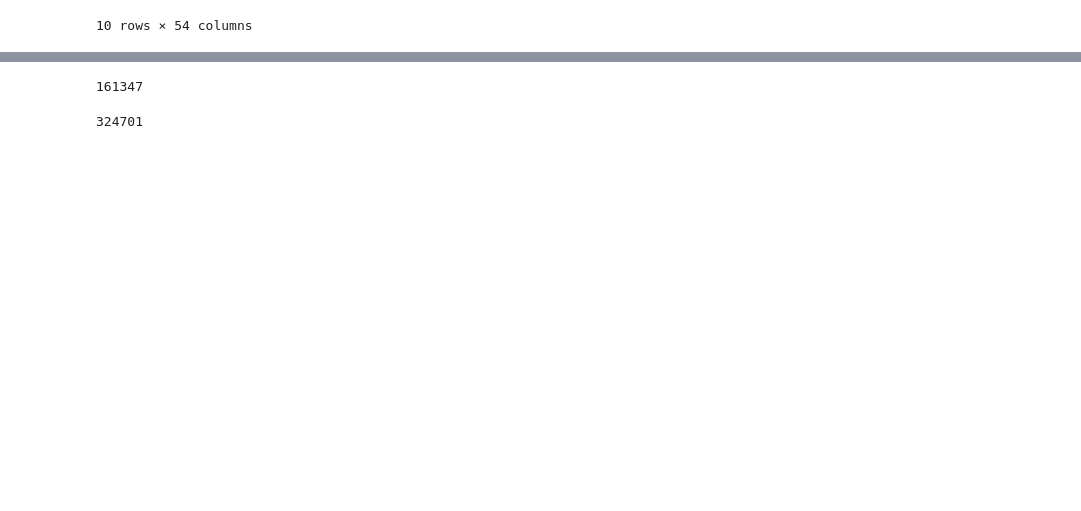
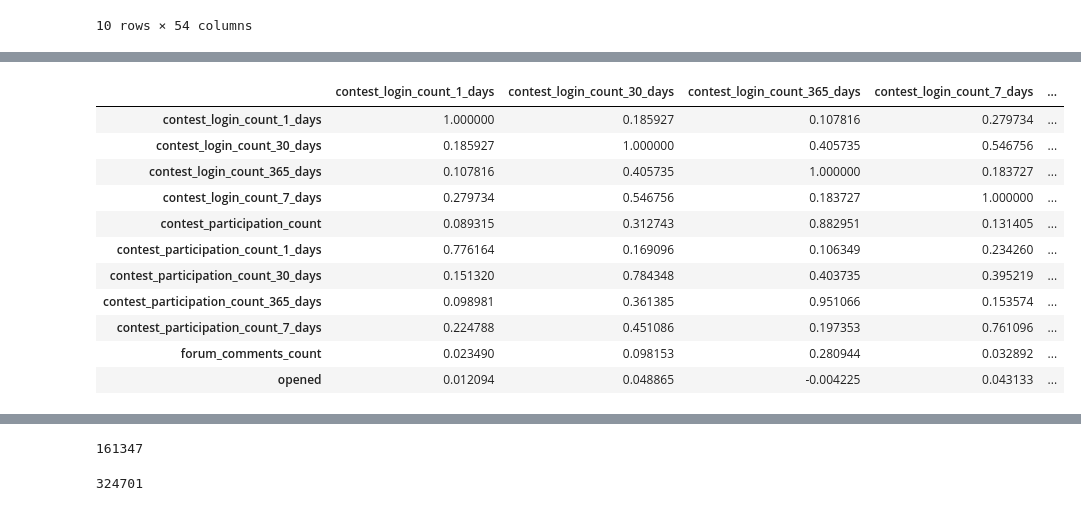
Before and after one commit to sethbunke/IntroductionToMachineLearning-LogisticRegression, a Jupyter notebook: ipython_notebooks/HackerRank - opened emails.ipynb, the cells around one changed output, grey strips where cells are left out. Drawn from its saved outputs; the diff is of its cells as text; code cells hidden in the pictures; blank space fills up the shorter version.

```diff
--- a/ipython_notebooks/HackerRank - opened emails.ipynb
+++ b/ipython_notebooks/HackerRank - opened emails.ipynb
@@ -26,0 +88,38 @@ data_subset = data[['mail_category', 'mail_type','submissions_count_contest_1_da
+# %%
+ data_subset2 = data[[
+#             'mail_category', 'mail_type','sent_time','submissions_count_contest_1_days','submissions_count_contest_30_days',
+#                      'submissions_count_contest_365_days','submissions_count_contest_7_days','submissions_count_master',
+#                      'submissions_count_master_1_days','submissions_count_master_30_days',
+#                      'submissions_count_master_365_days','submissions_count_master_7_days','unsubscribed'
+'contest_login_count_1_days','contest_login_count_30_days','contest_login_count_365_days','contest_login_count_7_days',
+'contest_participation_count','contest_participation_count_1_days','contest_participation_count_30_days',
+'contest_participation_count_365_days','contest_participation_count_7_days','forum_comments_count'
+# 'forum_count','forum_expert_count','forum_questions_count',
+# 'hacker_confirmation','ipn_count','ipn_count_1_days','ipn_count_30_days','ipn_count_365_days',
+# 'ipn_count_7_days','ipn_read','ipn_read_1_days','ipn_read_30_days',
+# 'ipn_read_365_days','ipn_read_7_days','submissions_count'
+                      ,'opened']]
+
+# # data_subset = data[['mail_category', 'mail_type','sent_time','submissions_count_contest_1_days','submissions_count_contest_30_days','submissions_count_contest_365_days','submissions_count_contest_7_days','submissions_count_master','submissions_count_master_1_days','submissions_count_master_30_days','submissions_count_master_365_days','submissions_count_master_7_days','unsubscribed'
+# #                     ,'opened']]
+
+# col_names = data.columns.values
+# # for name in data.columns.values:
+# #     col_names.append(name)
+
+# #print(col_names)
+# data_subset = data[data[[data.column for data.column in col_names]]]
+data_subset2.corr(method='pearson')
+# %% [output]
+|  | contest_login_count_1_days | contest_login_count_30_days | contest_login_count_365_days | contest_login_count_7_days | ... |
+| contest_login_count_1_days | 1.000000 | 0.185927 | 0.107816 | 0.279734 | ... |
+| contest_login_count_30_days | 0.185927 | 1.000000 | 0.405735 | 0.546756 | ... |
+| contest_login_count_365_days | 0.107816 | 0.405735 | 1.000000 | 0.183727 | ... |
+| contest_login_count_7_days | 0.279734 | 0.546756 | 0.183727 | 1.000000 | ... |
+| contest_participation_count | 0.089315 | 0.312743 | 0.882951 | 0.131405 | ... |
+| contest_participation_count_1_days | 0.776164 | 0.169096 | 0.106349 | 0.234260 | ... |
+| contest_participation_count_30_days | 0.151320 | 0.784348 | 0.403735 | 0.395219 | ... |
+| contest_participation_count_365_days | 0.098981 | 0.361385 | 0.951066 | 0.153574 | ... |
+| contest_participation_count_7_days | 0.224788 | 0.451086 | 0.197353 | 0.761096 | ... |
+| forum_comments_count | 0.023490 | 0.098153 | 0.280944 | 0.032892 | ... |
+| opened | 0.012094 | 0.048865 | -0.004225 | 0.043133 | ... |
```
Also changed, not shown: parts of 6 cells of this notebook.
